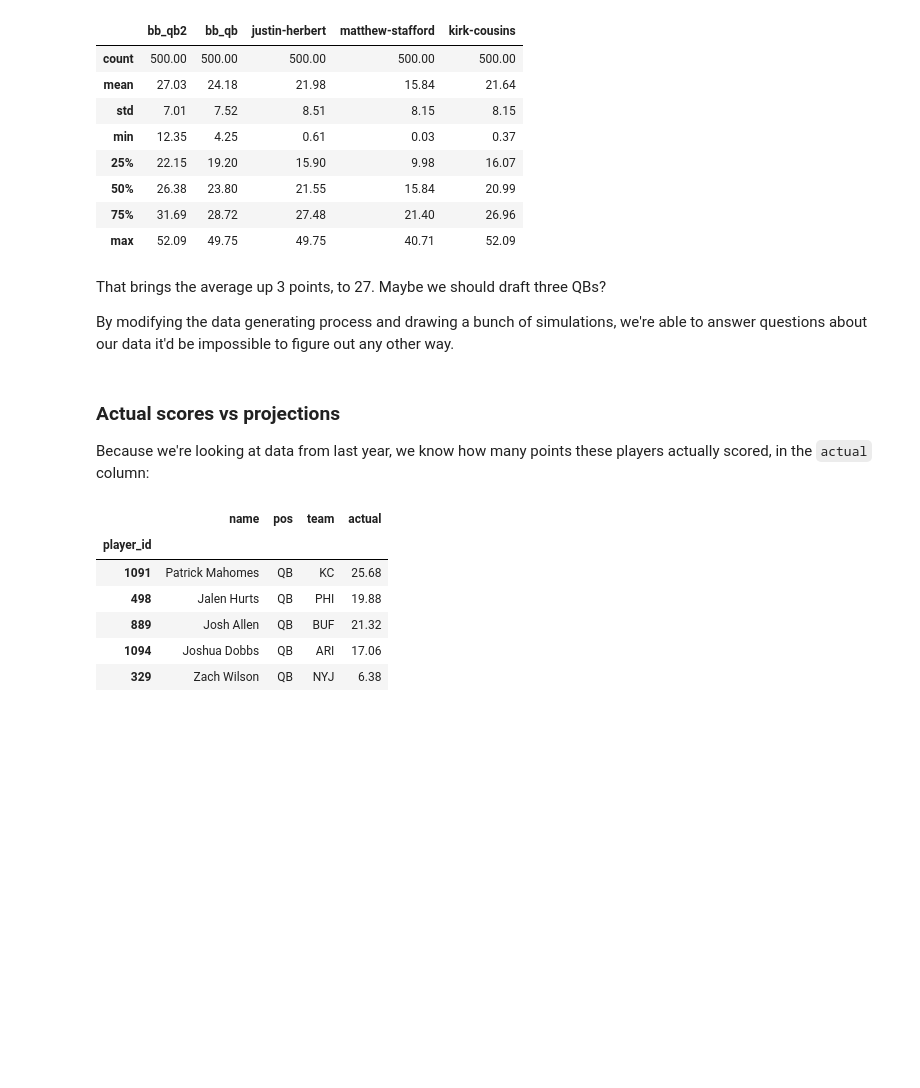
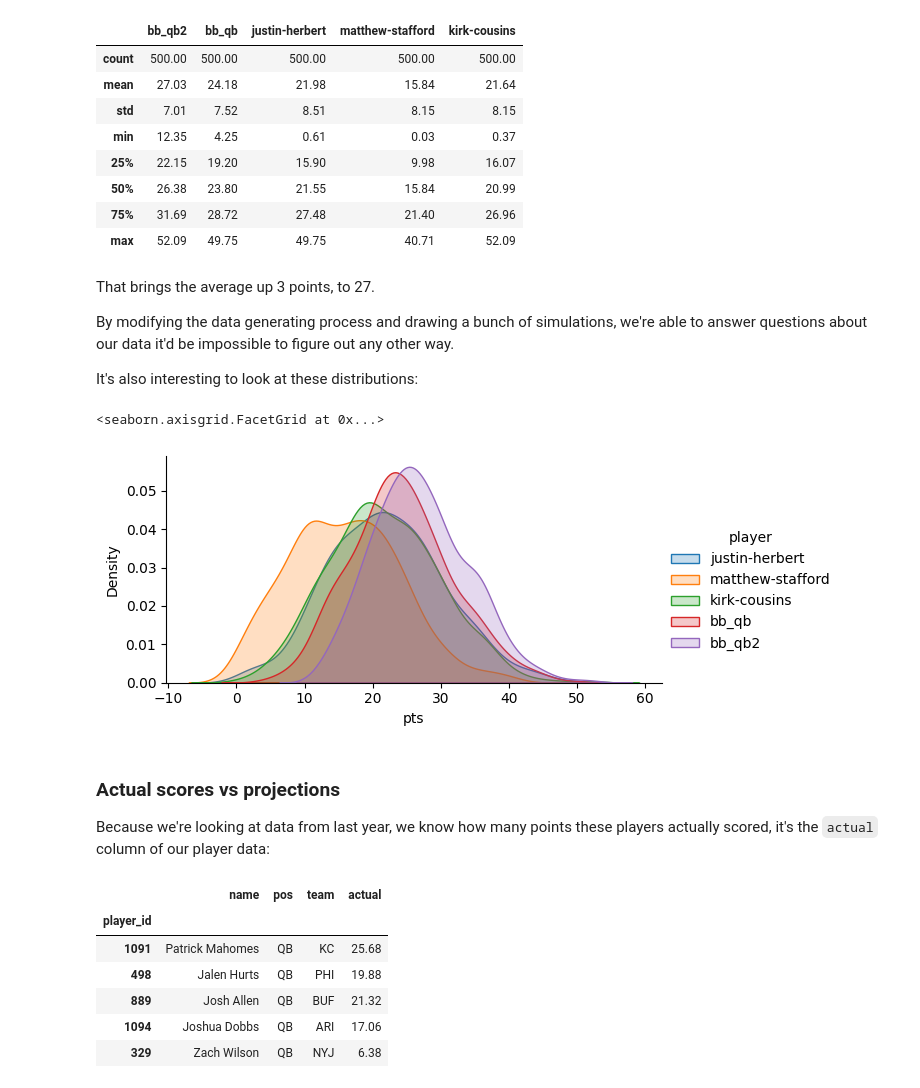
Before and after one commit to nathanbraun/fantasy-monte-carlo, a Jupyter notebook: fantasy-monte-carlo.ipynb, the cells around one changed output. Cells and saved outputs as stored; diff of their text form; code cells hidden in the pictures; blank space fills up the shorter version.

```diff
--- a/fantasy-monte-carlo.ipynb
+++ b/fantasy-monte-carlo.ipynb
@@ -222,12 +256,24 @@ nsims[['bb_qb2', 'bb_qb', 'justin-herbert', 'matthew-stafford', 'kirk-cousins']]
 | 75% | 31.69 | 28.72 | 27.48 | 21.40 | 26.96 |
 | max | 52.09 | 49.75 | 49.75 | 40.71 | 52.09 |
 # %% [markdown]
-That brings the average up 3 points, to 27. Maybe we should draft three QBs?
+That brings the average up 3 points, to 27.
 
 By modifying the data generating process and drawing a bunch of simulations, we're able to answer questions about our data it'd be impossible to figure out any other way.
+
+It's also interesting to look at these distributions:
+# %%
+nsims_long = nsims[['justin-herbert', 'matthew-stafford', 'kirk-cousins', 'bb_qb', 'bb_qb2']].stack().reset_index()
+nsims_long.columns = ['sim_n', 'player', 'pts']
+
+g = sns.FacetGrid(nsims_long, hue='player', aspect=2)
+g.map(sns.kdeplot, 'pts', fill=True)
+g.add_legend()
+# %% [output]
+<seaborn.axisgrid.FacetGrid at 0x...>
+[figure, added]
 # %% [markdown]
 ### Actual scores vs projections
-Because we're looking at data from last year, we know how many points these players actually scored, in the `actual` column:
+Because we're looking at data from last year, we know how many points these players actually scored, it's the `actual` column of our player data:
 # %%
 players.head()
 # %% [output]
```
Also changed, not shown: parts of 61 cells of this notebook.
